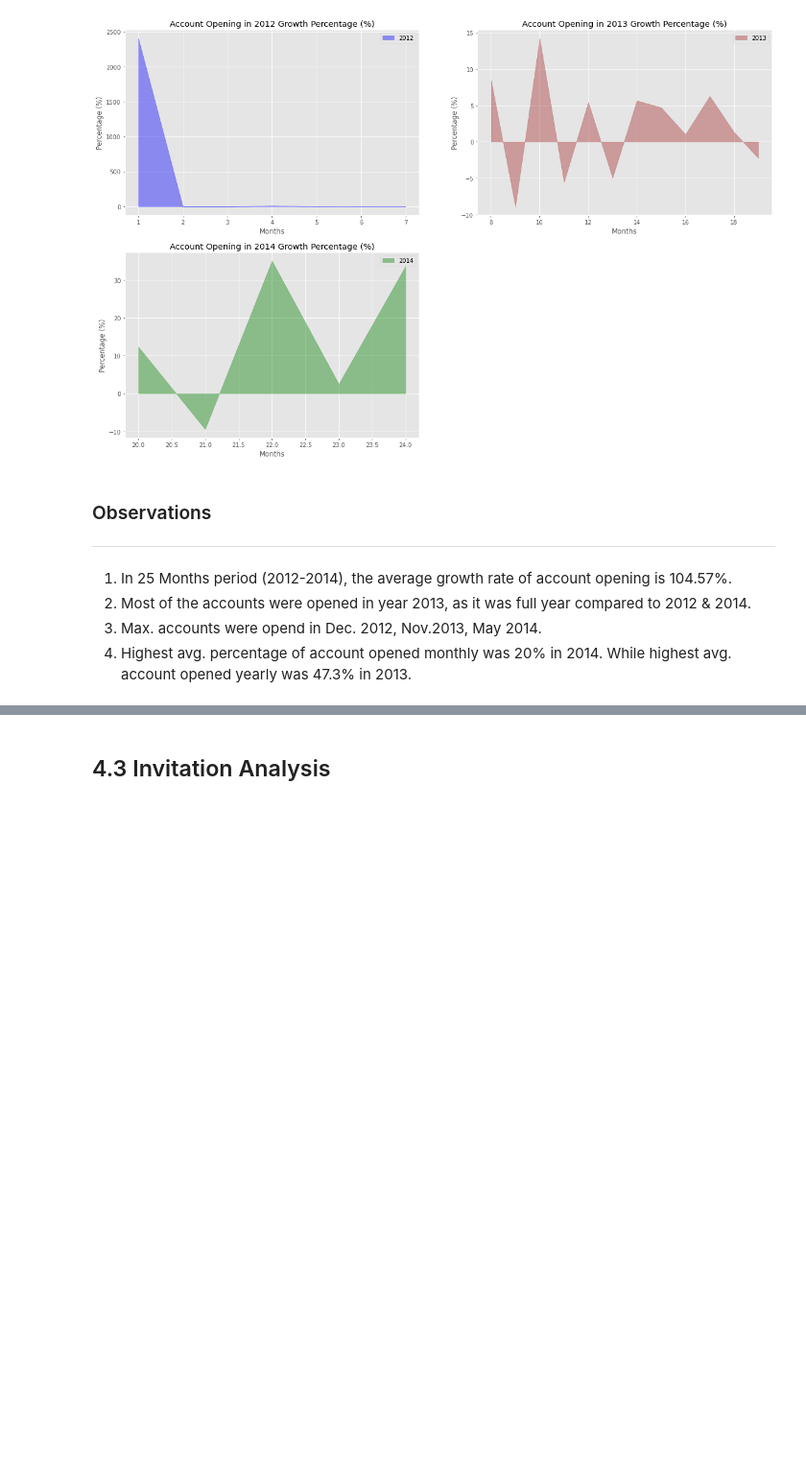
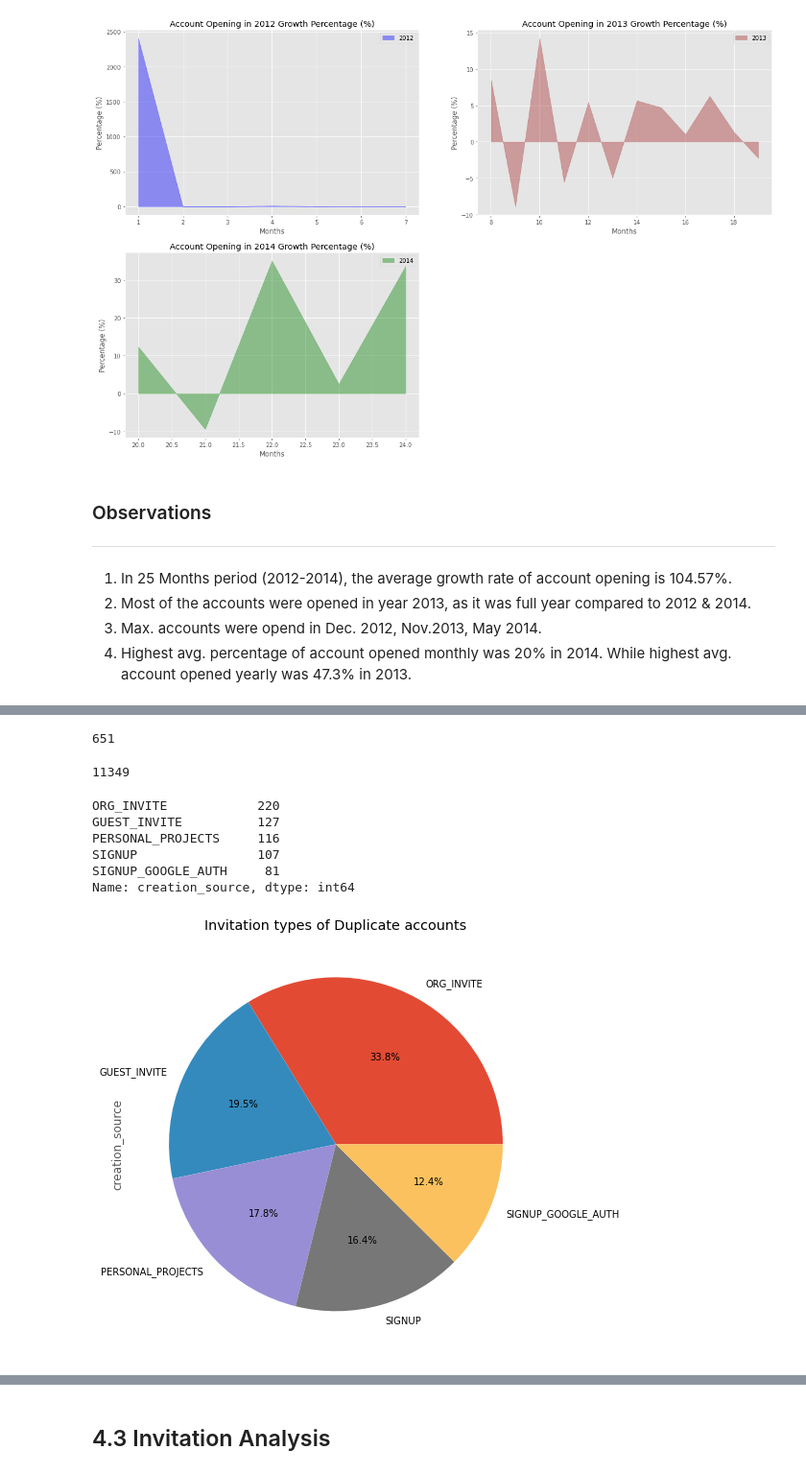
Before and after one commit to Jeyramana/GUVI_Assignments, a Jupyter notebook: Assignment_3/user.ipynb, the cells around one changed output, grey strips where cells are left out. Shown at 96% size. Drawn from its saved outputs; the diff is of its cells as text; code cells hidden in the pictures; blank space fills up the shorter version.

Commit message:
Multiple account creation done

```diff
--- a/Assignment_3/user.ipynb
+++ b/Assignment_3/user.ipynb
@@ -689,0 +699,27 @@ plt.show()
+# %%
+# No. of duplicate names
+df1.name.duplicated().sum()
+# %% [output]
+651
+# %%
+# Total no. of unique names
+df1.name.nunique()
+# %% [output]
+11349
+# %%
+# Duplicate account creation source are
+df1[df1.name.duplicated()].creation_source.value_counts()
+# %% [output]
+ORG_INVITE            220
+GUEST_INVITE          127
+PERSONAL_PROJECTS     116
+SIGNUP                107
+SIGNUP_GOOGLE_AUTH     81
+Name: creation_source, dtype: int64
+# %%
+plt.figure(figsize=(8, 8))
+df1[df1.name.duplicated()].creation_source.value_counts().plot(kind='pie', autopct='%1.1f%%')
+plt.title('Invitation types of Duplicate accounts')
+plt.show()
+# %% [output]
+[figure, added]
```
Also changed, not shown: parts of 3 cells of this notebook.
